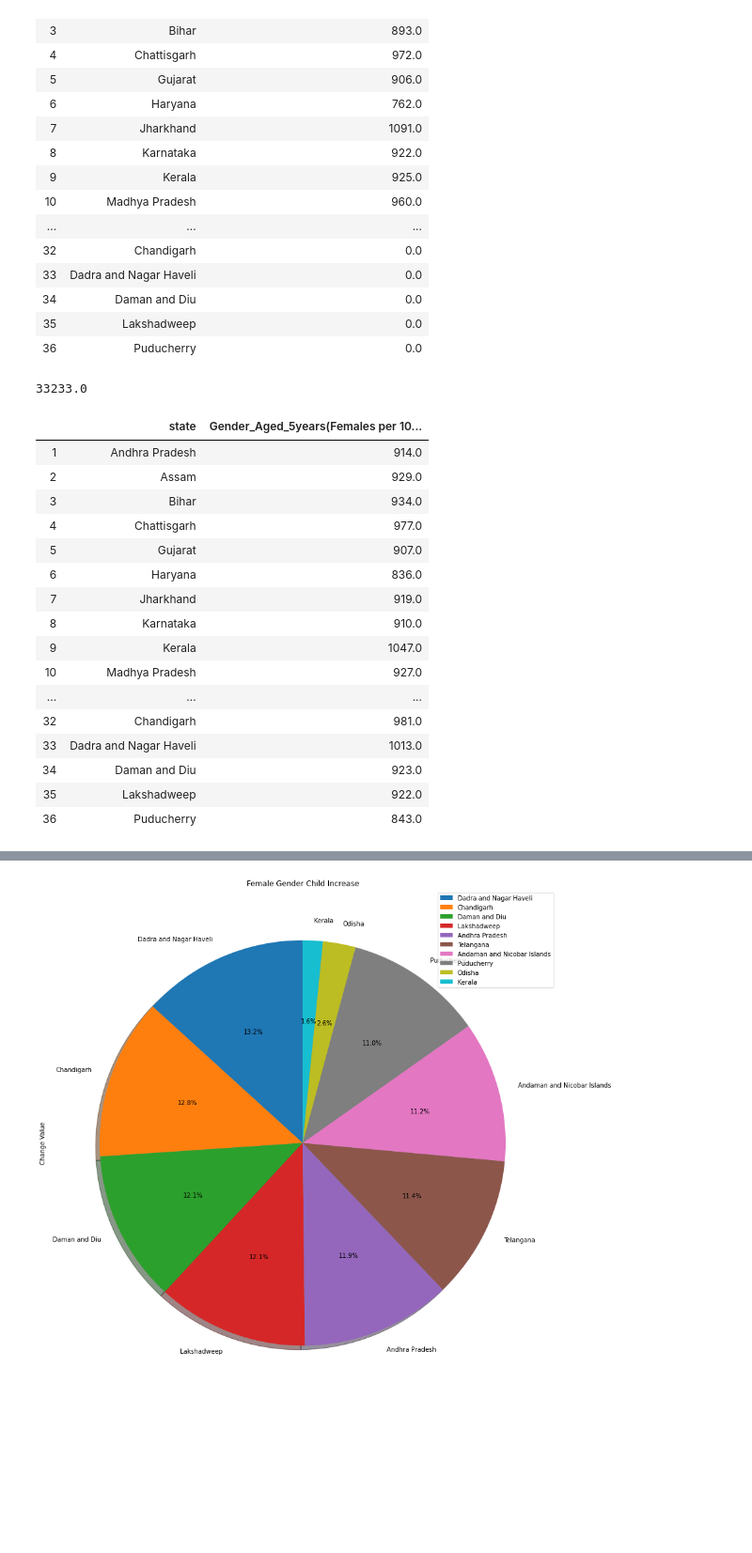
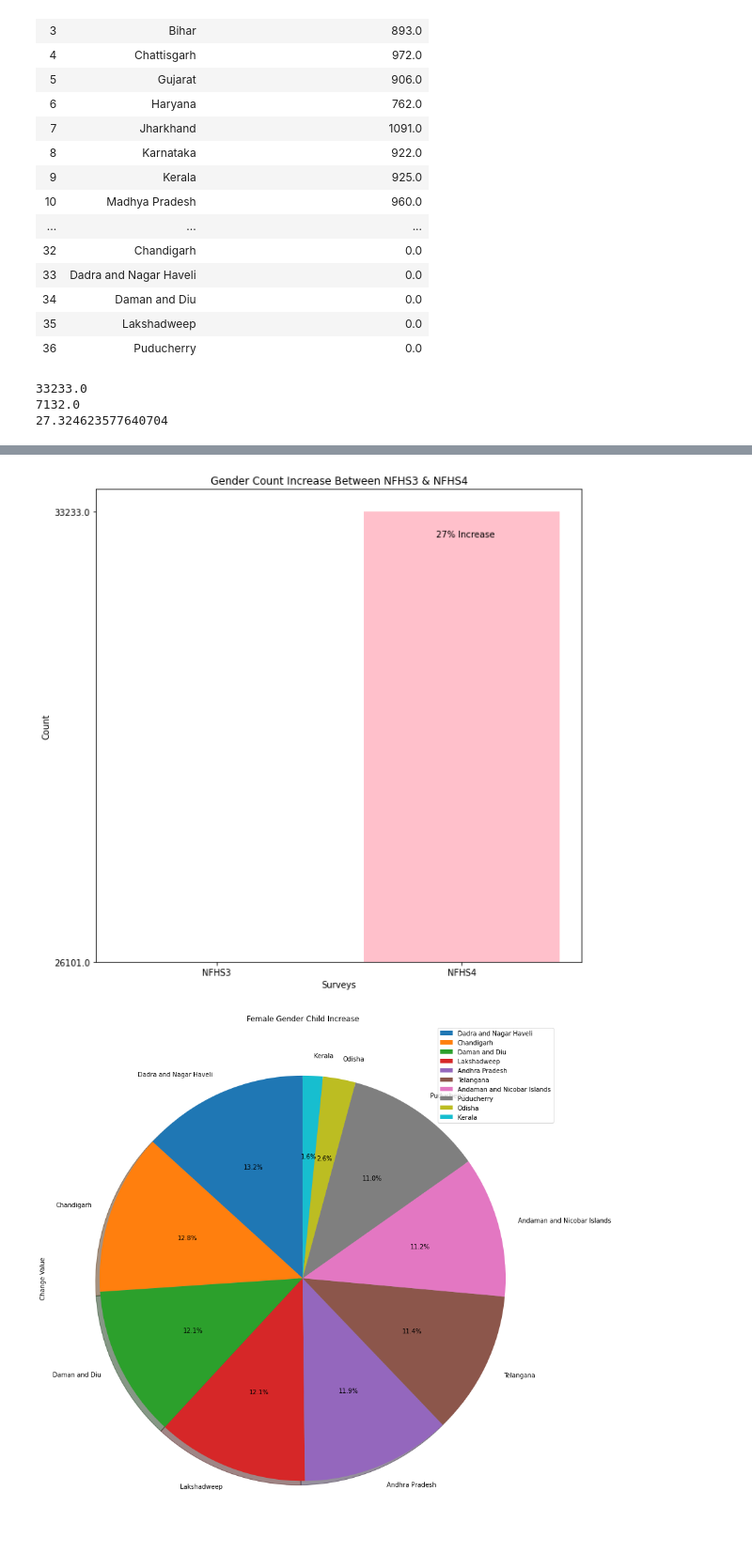
Before and after one commit to narayanan-nithya/Group_Project_Nutritional_Analysis_Of_Children_Under_Age_5, a Jupyter notebook: Complete_Nutritional_Analysis.ipynb, the cells around one changed output, grey strips where cells are left out. Shown at 94% size. Drawn from its saved outputs; the diff is of its cells as text; code cells hidden in the pictures; blank space fills up the shorter version.

```diff
--- a/Complete_Nutritional_Analysis.ipynb
+++ b/Complete_Nutritional_Analysis.ipynb
@@ -615,25 +621,17 @@ NFHS4_Female_Child_Total = NFHS4_Female_Child["Gender_Aged_5years(Females per 10
 
 print(NFHS4_Female_Child_Total)
 NFHS4_Female_Child.head(50)
+
+total_increase = NFHS4_Female_Child_Total - NFHS3_Female_Child_Total
+
+total_percent_increase = (total_increase/NFHS3_Female_Child_Total)*100
+
+print(total_increase)
+print(total_percent_increase)
 # %% [output]
 33233.0
+7132.0
+27.324623577640704
-|  | state | Gender_Aged_5years(Females per 10... |
-| 1 | Andhra Pradesh | 914.0 |
-| 2 | Assam | 929.0 |
-| 3 | Bihar | 934.0 |
-| 4 | Chattisgarh | 977.0 |
-| 5 | Gujarat | 907.0 |
-| 6 | Haryana | 836.0 |
-| 7 | Jharkhand | 919.0 |
-| 8 | Karnataka | 910.0 |
-| 9 | Kerala | 1047.0 |
-| 10 | Madhya Pradesh | 927.0 |
-| ... | ... | ... |
-| 32 | Chandigarh | 981.0 |
-| 33 | Dadra and Nagar Haveli | 1013.0 |
-| 34 | Daman and Diu | 923.0 |
-| 35 | Lakshadweep | 922.0 |
-| 36 | Puducherry | 843.0 |
 # %%
 #Both DataFrames merged into one
 #Derived the percent change of Female CHild per 1000 male over the period of both surveys.
@@ -694,6 +692,27 @@ Top10_Selected_State
 | 35 | Puducherry | 0.0 | 843.0 | 0.00% | 843.0 |
 | 11 | Odisha | 734.0 | 933.0 | 27.11% | 199.0 |
 | 8 | Kerala | 925.0 | 1047.0 | 13.19% | 122.0 |
+# %%
+gender_count_df = pd.DataFrame({"Survey":["NFHS3","NFHS4"],
+                               "Count":["26101.0","33233.0"]})
+gender_count_df.head()
+
+x_axis = np.arange(len(gender_count_df))
+x_axis = gender_count_df["Survey"]
+
+
+# zip joins x and y coordinates in pairs
+
+plt.figure(figsize=(10,10))
+plt.bar(x_axis, gender_count_df["Count"],color='pink',align ='center')
+plt.xlabel("Surveys")
+plt.ylabel("Count")
+plt.title("Gender Count Increase Between NFHS3 & NFHS4")
+plt.annotate('27% Increase', xy=(0.7, 0.9), xycoords='axes fraction')
+plt.savefig("Gender Count Increase from NFHS3 To NFHS4")
+plt.show()
+# %% [output]
+[figure, added]
 # %%
 labels = Top10_Selected_State["state"]
 
```
Also changed, not shown: parts of 12 cells of this notebook, 4 other files.
